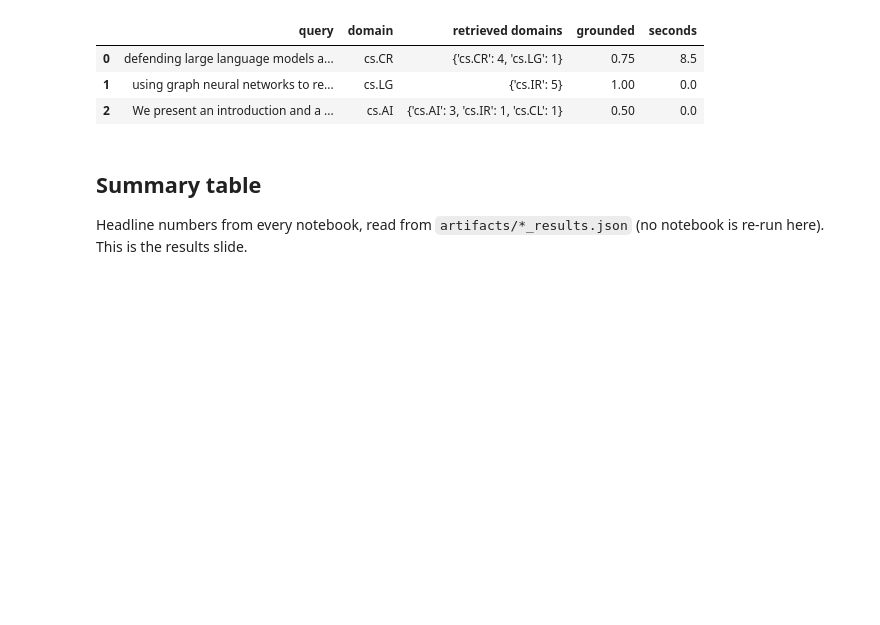
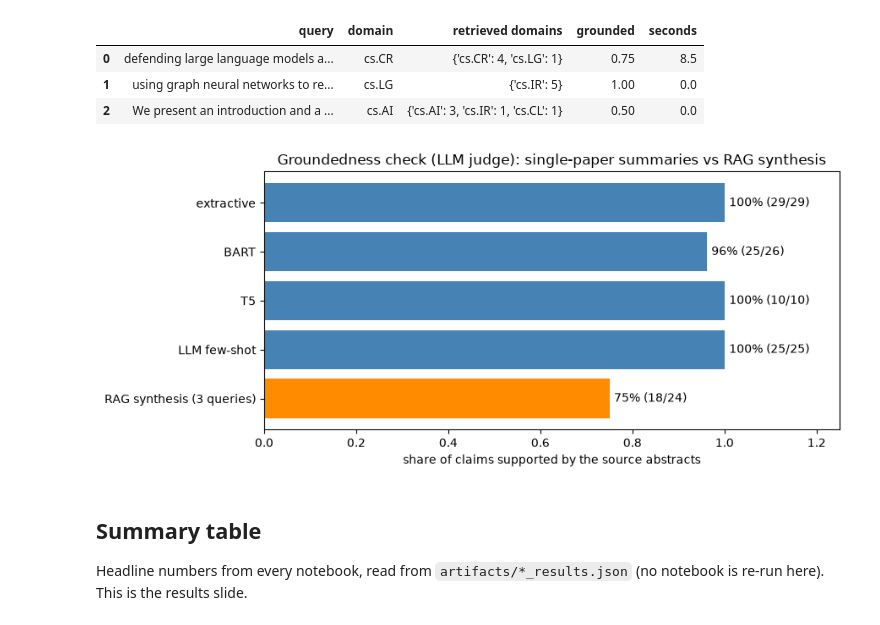
Before and after one commit to teepakorn326/assignmemt3-8460, a Jupyter notebook: codes/06_end_to_end_demo.ipynb, the cells around one changed output. Drawn from its saved outputs; the diff is of its cells as text; code cells hidden in the pictures; blank space fills up the shorter version.

Commit message:
Add groundedness chart to NB06; add presentation PDF and figures

```diff
--- a/codes/06_end_to_end_demo.ipynb
+++ b/codes/06_end_to_end_demo.ipynb
@@ -190,6 +190,57 @@ pd.DataFrame([{"query": r["query"][:70] + ("..." if len(r["query"]) > 70 else ""
 | 0 | defending large language models a... | cs.CR | {'cs.CR': 4, 'cs.LG': 1} | 0.75 | 8.5 |
 | 1 | using graph neural networks to re... | cs.LG | {'cs.IR': 5} | 1.00 | 0.0 |
 | 2 | We present an introduction and a ... | cs.AI | {'cs.AI': 3, 'cs.IR': 1, 'cs.CL': 1} | 0.50 | 0.0 |
+# %%
+# Groundedness chart (Week 10): what share of each system's claims is supported by the source text?
+import matplotlib.pyplot as plt
+from utils import load_results, ARTIFACTS_DIR
+
+# 1. Single-paper summaries: the counts saved by notebook 05
+r05 = load_results("05")
+names = []
+supported = []
+total = []
+for row in r05["groundedness"]:
+    names.append(row["summariser"])
+    supported.append(row["supported"])
+    total.append(row["claims"])
+
+# 2. Multi-paper RAG synthesis: the demo queries above
+#    (if the demo cells were not run in this session, read the saved results instead)
+try:
+    demo_rows = demo_results
+except NameError:
+    demo_rows = load_results("06")["demo"]
+
+rag_supported = 0
+rag_total = 0
+for r in demo_rows:
+    rag_supported += round(r["grounded_share"] * r["n_claims"])
+    rag_total += r["n_claims"]
+names.append(f"RAG synthesis ({len(demo_rows)} queries)")
+supported.append(rag_supported)
+total.append(rag_total)
+
+# 3. Share of supported claims for each system
+rates = []
+for s, t in zip(supported, total):
+    rates.append(s / t)
+
+# 4. Horizontal bar chart: single-paper summaries in blue, RAG synthesis in orange
+colours = ["steelblue"] * (len(names) - 1) + ["darkorange"]
+fig, ax = plt.subplots(figsize=(9, 4))
+ax.barh(names, rates, color=colours)
+ax.invert_yaxis()                      # first system at the top
+ax.set_xlim(0, 1.25)
+ax.set_xlabel("share of claims supported by the source abstracts")
+ax.set_title("Groundedness check (LLM judge): single-paper summaries vs RAG synthesis")
+for i in range(len(names)):            # write "100% (29/29)" at the end of each bar
+    ax.text(rates[i] + 0.01, i, f"{rates[i]:.0%} ({supported[i]}/{total[i]})", va="center")
+plt.tight_layout()
+plt.savefig(ARTIFACTS_DIR / "06_groundedness.png", dpi=200, bbox_inches="tight")
+plt.show()
+# %% [output]
+[figure, added]
 # %% [markdown]
 ## Summary table
 
```
Also changed, not shown: 14 other files.
